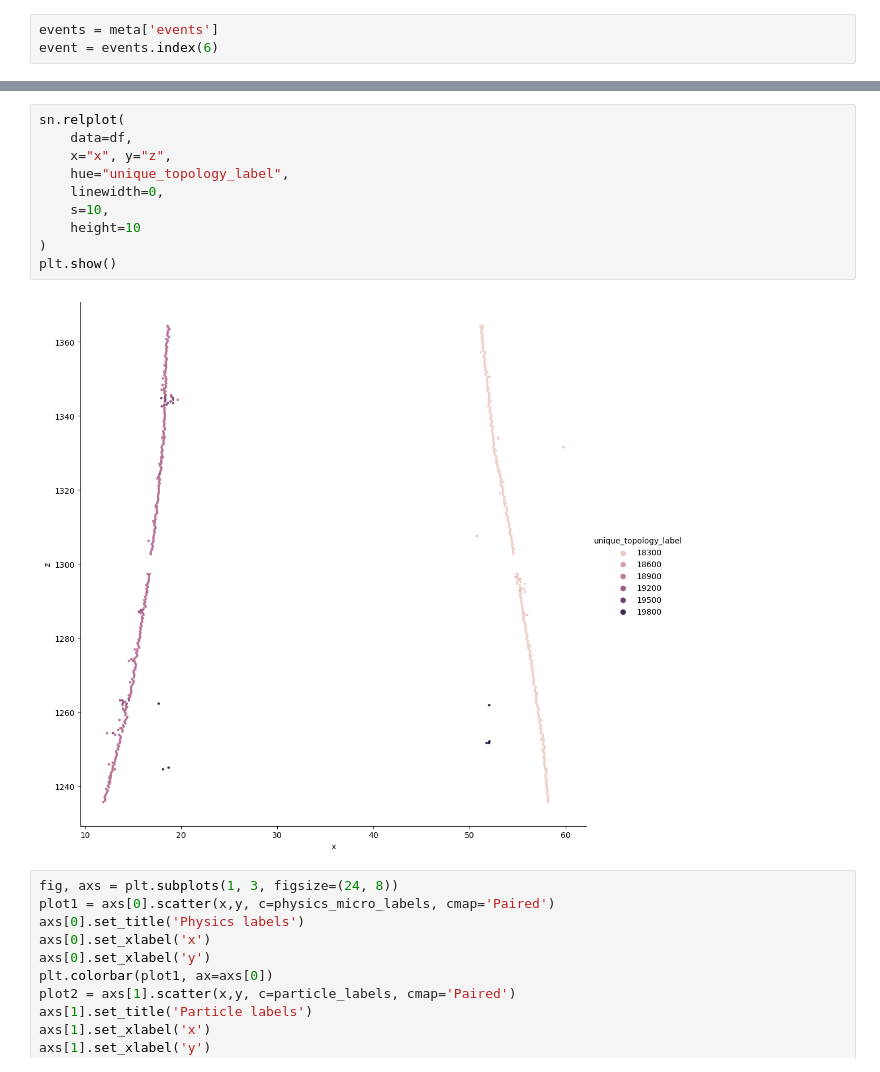
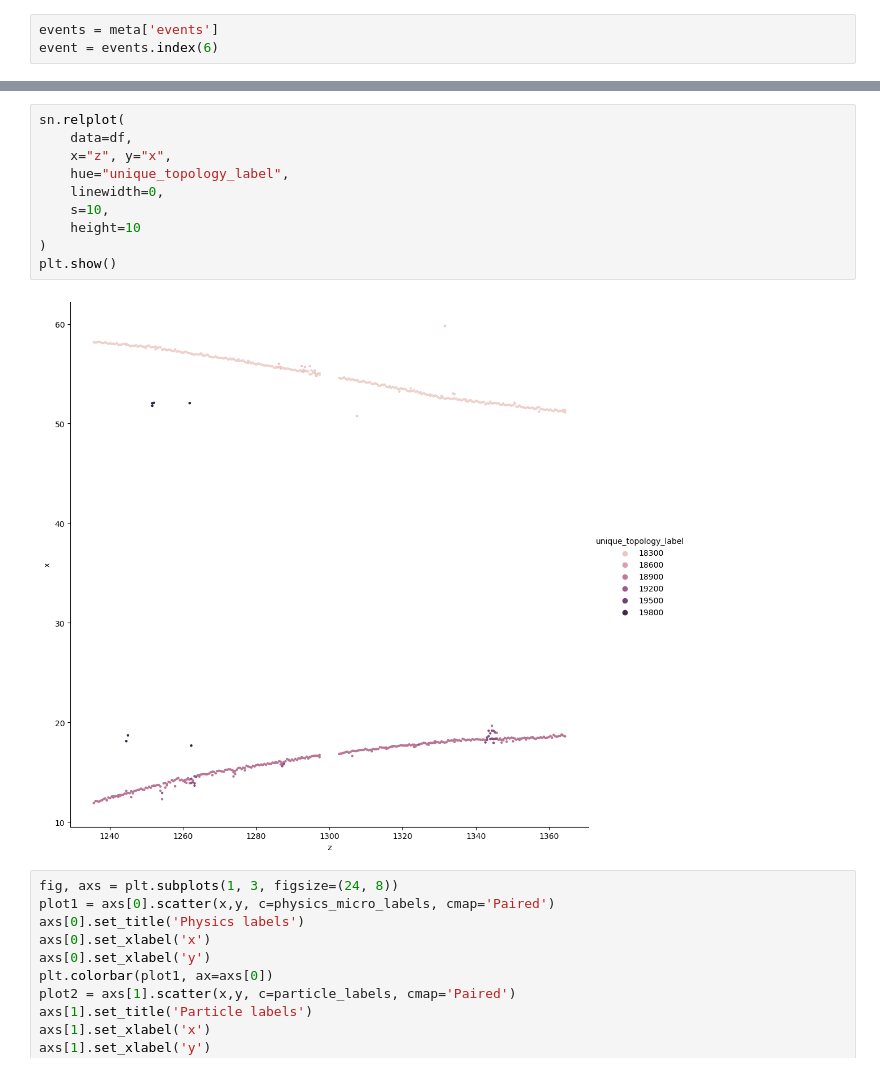
Before and after one commit to Neutron-Calibration-in-DUNE/ArrakisND, a Jupyter notebook: notebooks/test_arrakis.ipynb, the cells around one changed output, grey strips where cells are left out. Drawn from its saved outputs; the diff is of its cells as text.

```diff
--- a/notebooks/test_arrakis.ipynb
+++ b/notebooks/test_arrakis.ipynb
@@ -153,15 +160,15 @@ plt.show()
 # %%
 sn.relplot(
     data=df,
-    x="x", y="z",
+    x="z", y="x",
     hue="unique_topology_label",
     linewidth=0,
     s=10,
     height=10
 )
 plt.show()
 # %% [output]
-[figure, old version]
+[figure, new version]
 # %%
 fig, axs = plt.subplots(1, 3, figsize=(24, 8))
 plot1 = axs[0].scatter(x,y, c=physics_micro_labels, cmap='Paired')
```
Also changed, not shown: parts of 9 cells of this notebook, 1 other file.
